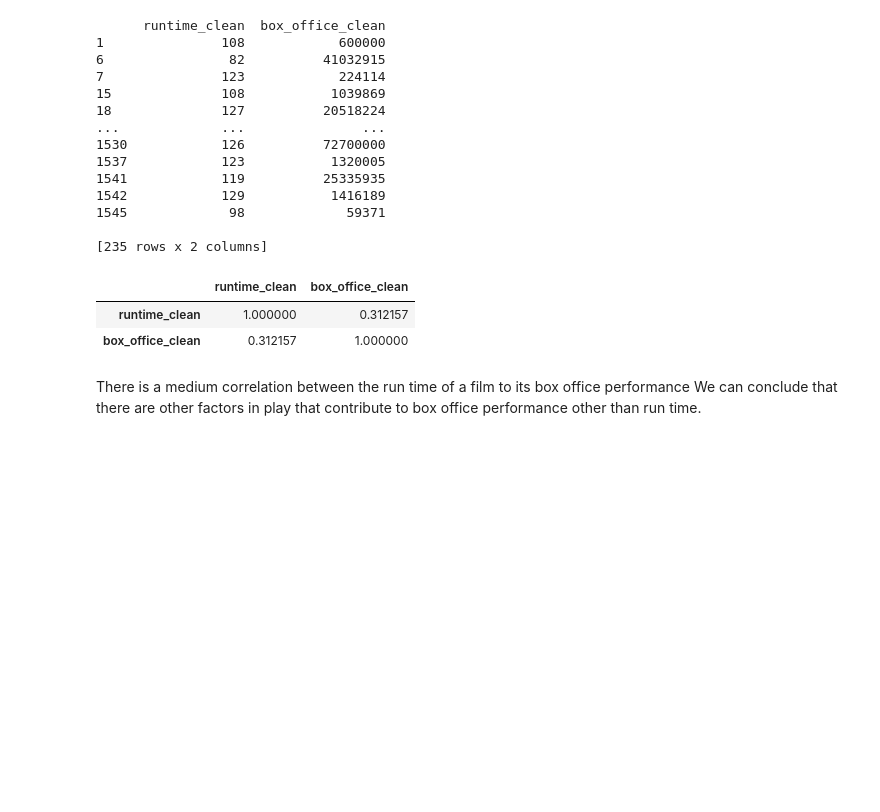
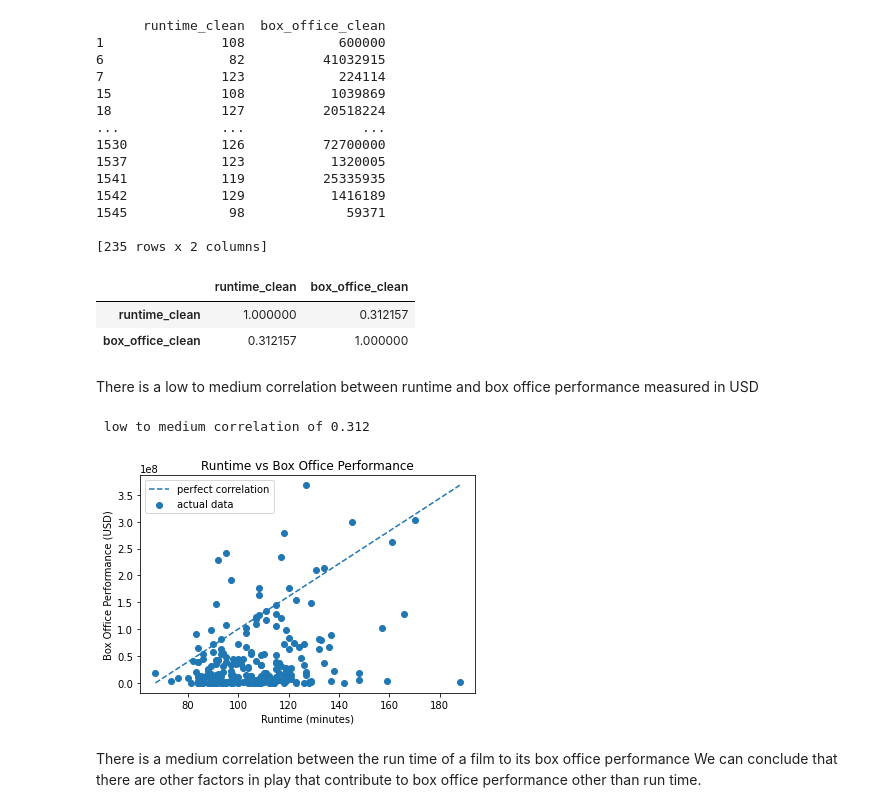
Before and after one commit to jumholtz/AIOverlordSupporters, a Jupyter notebook: student.ipynb, the cells around one changed output. Cells and saved outputs as stored; diff of their text form; code cells hidden in the pictures; blank space fills up the shorter version.

```diff
--- a/student.ipynb
+++ b/student.ipynb
@@ -271,6 +271,39 @@ df2.corr()
 |  | runtime_clean | box_office_clean |
 | runtime_clean | 1.000000 | 0.312157 |
 | box_office_clean | 0.312157 | 1.000000 |
+# %% [markdown]
+There is a low to medium correlation between runtime and box office performance measured in USD
+# %%
+# scatter plot of the correlation
+fig, ax = plt.subplots()
+
+
+
+ax.scatter(df2['runtime_clean'], df2['box_office_clean'], label="actual data")
+
+
+
+x_bounds = [min(df2['runtime_clean']), max(df2['runtime_clean'])]
+y_bounds = [min(df2['box_office_clean']), max(df2['box_office_clean'])]
+
+
+
+ax.plot(x_bounds, y_bounds, "--", label="perfect correlation")
+
+
+
+ax.set_title("Runtime vs Box Office Performance")
+ax.set_xlabel("Runtime (minutes)")
+ax.set_ylabel("Box Office Performance (USD)")
+
+
+
+ax.legend();
+
+print(f' low to medium correlation of 0.312')
+# %% [output]
+ low to medium correlation of 0.312
+[figure, added]
 # %% [markdown]
 There is a medium correlation between the run time of a film to its box office performance
 We can conclude that there are other factors in play that contribute to box office performance other than run time.
```
Also changed, not shown: parts of 3 cells of this notebook.
